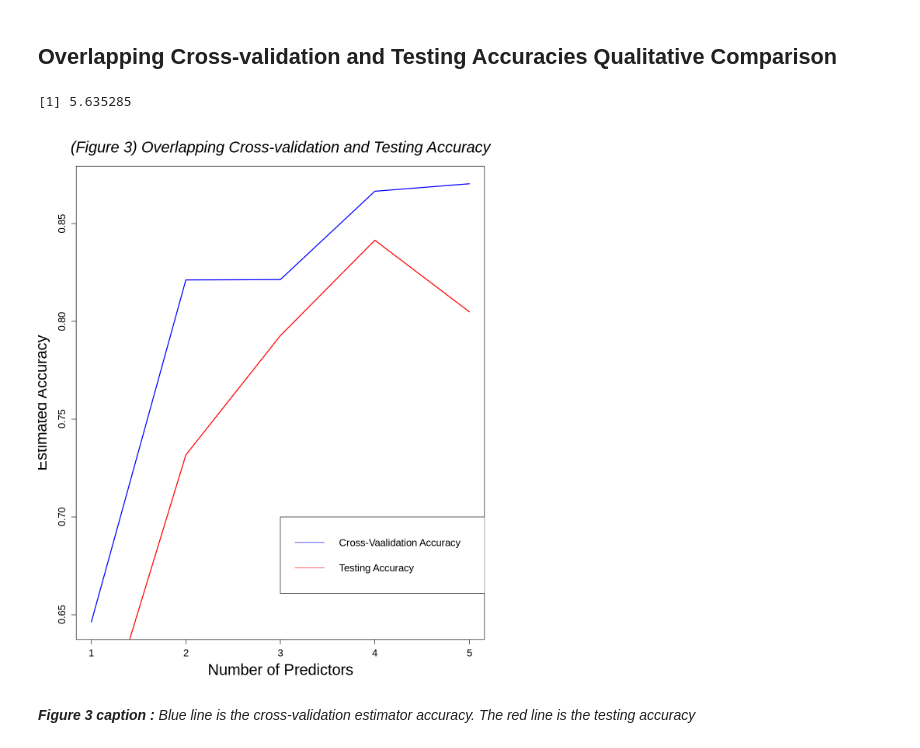
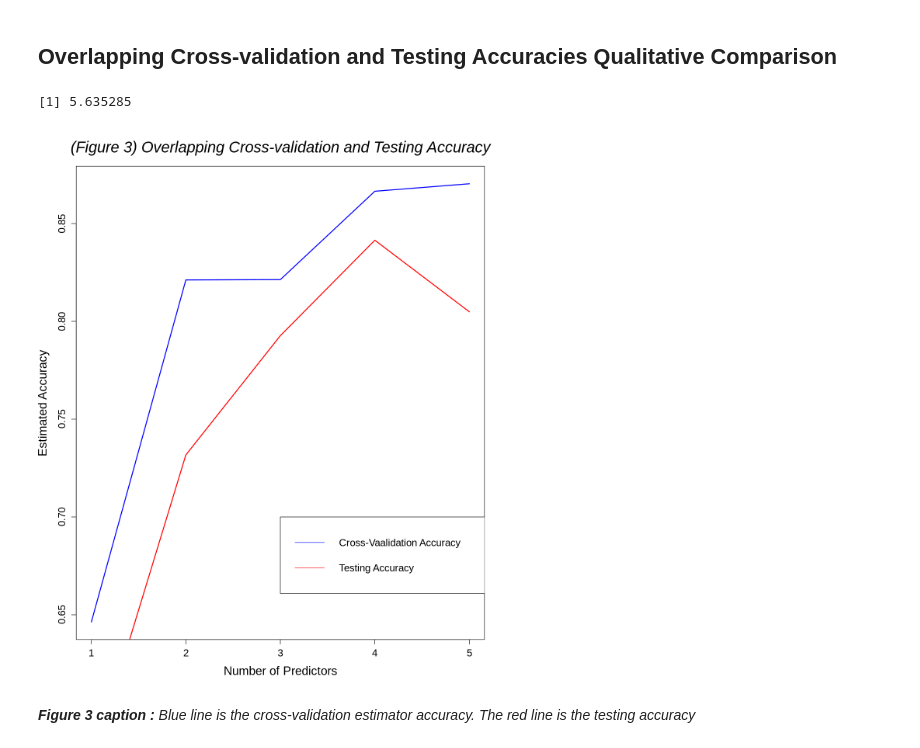
Before and after one commit to justinlook/dsci-100-2022w1-group-10, a Jupyter notebook: Final-project-group10.ipynb, the cells around one changed output. Cells and saved outputs as stored; diff of their text form; code cells hidden in the pictures.

```diff
--- a/Final-project-group10.ipynb
+++ b/Final-project-group10.ipynb
@@ -756,20 +756,20 @@ nrow(upsampled_cleveland_testing)
 # %%
 options(repr.plot.width=10, repr.plot.height=12)
 `Number of Predictors` = c(1, 2, 3, 4, 5)
 `Estimated Accuracy` = c(0.6463333, 0.8211667, 0.8213333, 0.8665000, 0.8703333)
 x2 = c(1, 2, 3, 4, 5)
 y2 = c(0.5731707, 0.7317073, 0.7926829, 0.8414634, 0.8048780)
 
-plot(`Number of Predictors`, `Estimated Accuracy`, cex.lab = 2, type='l', col='blue', lty = 1,pch=19,lwd=2, cex.axis = 1.3)
+plot(`Number of Predictors`, `Estimated Accuracy`, cex.lab = 1.55, type='l', col='blue', lty = 1,pch=19,lwd=2, cex.axis = 1.3)
 lines(x2, y2, col='red', lty = 1,pch=19,lwd=2)
 legend(3, 0.7, legend=c('Cross-Vaalidation Accuracy', 'Testing Accuracy'),col=c('blue', 'red'), lty=1, cex = 1.3)
 
 title(main ="(Figure 3) Overlapping Cross-validation and Testing Accuracy", font.main =3, col.main = "black", cex.main=2)
 
 mean_difference
 # %% [output]
 [1] 5.635285
-[figure, old version]
+[figure, new version]
 # %% [markdown]
 _**Figure 3 caption :** Blue line is the cross-validation estimator accuracy.  The red line is the testing accuracy_
 # %% [markdown]
```
